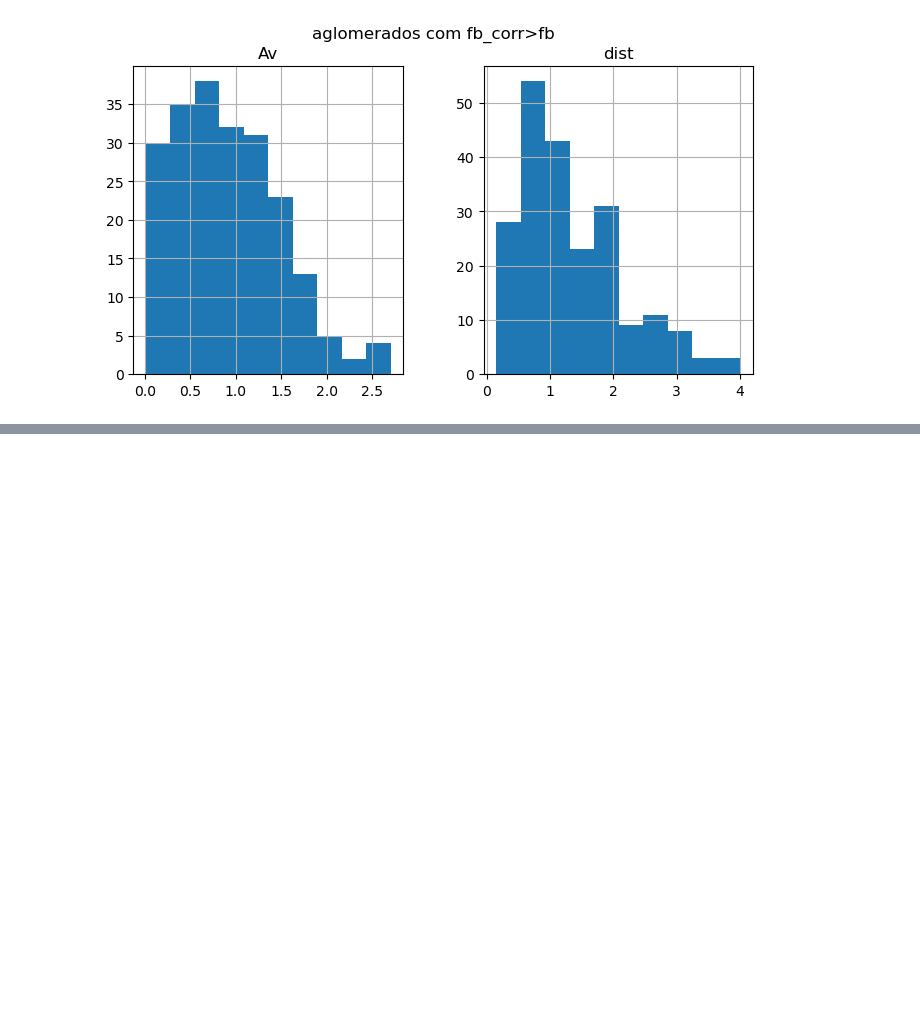
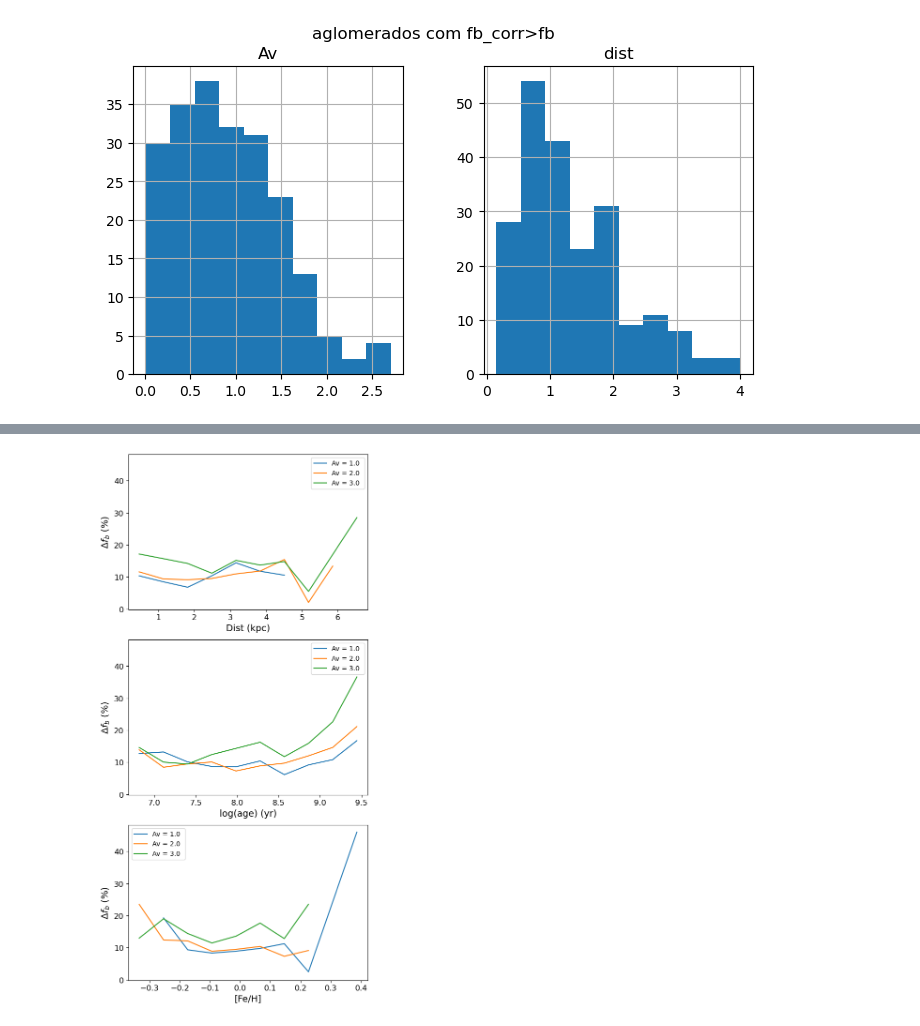
Before and after one commit to RuanPH26/stellar_multiplicity_in_open_clusters, a Jupyter notebook: correcao_amostra.ipynb, the cells around one changed output, grey strips where cells are left out. Drawn from its saved outputs; the diff is of its cells as text; code cells hidden in the pictures; blank space fills up the shorter version.

```diff
--- a/correcao_amostra.ipynb
+++ b/correcao_amostra.ipynb
@@ -239,7 +256,7 @@ def corr_fb(df, idx, q=0, k=5, av_lim=.5, dist_lim=1.5,):
     de referência. Os pesos são inversamente proporcionais as distâncias (no espaço dos parâmetros) entre o aglomerado analisado e seus k-aglomerados
     semelhantes, dando maior peso aos que possuem uma distância menor.
     """
-    nearest = find_k_nearest_cluster(df, idx, k, av_lim, dist_lim) #Encontra os k semelhantes
+    nearest = find_k_nearest_cluster(df, idx, k, av_lim, dist_lim,) #Encontra os k semelhantes
 
     #O parâmetro q define se a correção vai ser feita na coluna bin_frac, que considera a fração de binárias total do aglomerado ou em uma coluna com
     #bin_frac_q, que considera apenas binárias com razões de massa >= q
@@ -256,7 +273,8 @@ def corr_fb(df, idx, q=0, k=5, av_lim=.5, dist_lim=1.5,):
     return (fb_ref*pesos).sum()/pesos.sum()
 
 for cluster in df.index:
-    df.loc[cluster, 'bin_frac_corr3'] = corr_fb(df, cluster,)
+    df.loc[cluster, 'bin_frac_ref'] = corr_fb(df, cluster,)
+    df.loc[cluster, 'bin_frac_ref_0.5'] = corr_fb(df, cluster,q=0.5)
 # %%
 fig, axs = plt.subplots(2,2, figsize=(16,10))
 
@@ -340,19 +468,19 @@ def bootstrap(df, N, n_bootstrap=1000, random_state=None):
     for cluster in clusters:
         #seleciona, para cada aglomerado, os indices que contenham apenas estrelas originalmente determinadas como binárias
         list_idx_bin.append(df[(df['flag_binary'] == 1) & (df['Cluster']==cluster)].index)
-        list_df_clusters.append(df[df['Cluster']==cluster])
+        list_df_clusters.append(df[df['Cluster']==cluster].copy(deep=True))
     resultados = []
 
     for i in range(n_bootstrap):
         clusters_bootstrap = []
         for j in range(0,len(clusters)):
-            aux = list_df_clusters[j]
+            aux = list_df_clusters[j].copy(deep=True)
             if N[j] == 0:
                 clusters_bootstrap.append(aux)
             else:
                 idx_sorteados = rng.choice(list_idx_bin[j], size=int(N[j]), replace=False)
                 aux.loc[idx_sorteados, 'flag_binary'] = 0
-                clusters_bootstrap.append(aux)
+                clusters_bootstrap.append(aux['flag_binary'])
 
         resultados.append(pd.concat(clusters_bootstrap, ignore_index=False))
         print(f'Concluído: {i+1}/{n_bootstrap}')
@@ -367,5 +495,5 @@ data['flag_binary'] = np.where(data["q"] > 0, 1, 0) # define 1 se binária, 0 se
 N = (df['bin_frac']-df['bin_frac_corr3'])*df['n_members']
 N = np.where(N<=0,0,N) #Casos que fb_corr> fb define N=0
 
-resultados_bootstrap = bootstrap(data, N, n_bootstrap=100, random_state=1)
+resultados_bootstrap = bootstrap(data, N, n_bootstrap=1000, random_state=1)
 # %% [output]
@@ -450,0 +592,50 @@ plt.show()
+# %%
+fig, axs = plt.subplots(3,1, figsize = (6,12), sharey=True)
+
+
+# Agrupamento por faixas de extinção Av
+aux['Av_group'] = pd.cut(aux['Av'], bins=[0, 1.0, 2.0, 3.0], labels=['Av = 1.0 ', 'Av = 2.0', 'Av = 3.0',])
+
+# Divide a variável 'dist' (distância) em 10 faixas
+aux['dist_bin'] = pd.cut(aux['dist'], bins=10)
+aux['dist_center'] = aux['dist_bin'].apply(lambda x: x.mid)
+
+# Agrupa por faixa de dist e grupo de Av, calcula média de e_bin_frac
+grouped = aux.groupby(['Av_group', 'dist_center'])['e_bin_frac'].agg(['mean',]).reset_index()
+sns.lineplot(data=grouped, x='dist_center', y=grouped['mean']*100, hue='Av_group', ax= axs[0])
+axs[0].set_xlabel(r'Dist (kpc)', fontdict=font)
+
+
+
+aux['age_bin'] = pd.cut(aux['age'], bins=10)
+aux['age_center'] = aux['age_bin'].apply(lambda x: x.mid)
+
+grouped = aux.groupby(['Av_group', 'age_center'])['e_bin_frac'].agg(['mean',]).reset_index()
+grouped['mean'] = grouped['mean']*100
+
+
+sns.lineplot(data=grouped, x='age_center', y=grouped['mean'], hue='Av_group', ax= axs[1])
+axs[1].set_xlabel(r'log(age) (yr)', fontdict=font)
+
+aux['FeH_bin'] = pd.cut(aux['FeH'], bins=10)
+aux['FeH_center'] = aux['FeH_bin'].apply(lambda x: x.mid)
+
+
+grouped = aux.groupby(['Av_group', 'FeH_center'])['e_bin_frac'].agg(['mean',]).reset_index()
+
+sns.lineplot(data=grouped, x='FeH_center', y=grouped['mean']*100, hue='Av_group', ax= axs[2])
+axs[2].set_xlabel(r'[Fe/H]', fontdict=font)
+
+axs[0].set_ylabel(r'$\Delta{f_b}$ (%)', fontdict= font)
+axs[1].set_ylabel(r'$\Delta{f_b}$ (%)', fontdict= font)
+axs[2].set_ylabel(r'$\Delta{f_b}$ (%)', fontdict= font)
+
+for ax in axs:
+    ax.tick_params(labelsize=labelsize)
+    ax.legend(fontsize=10)
+
+plt.tight_layout()
+#plt.savefig('Figures/err_fb.png',bbox_inches='tight', dpi=300)
+plt.show()
+# %% [output]
+[figure, added]
```
Also changed, not shown: parts of 12 cells of this notebook, 7 other files.
